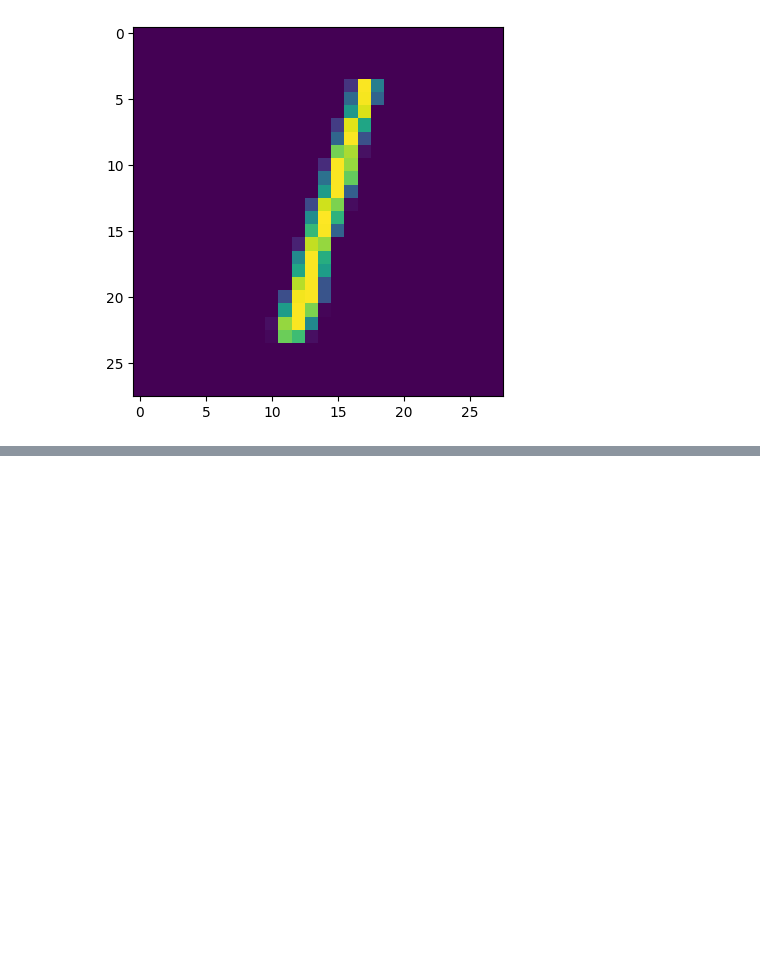
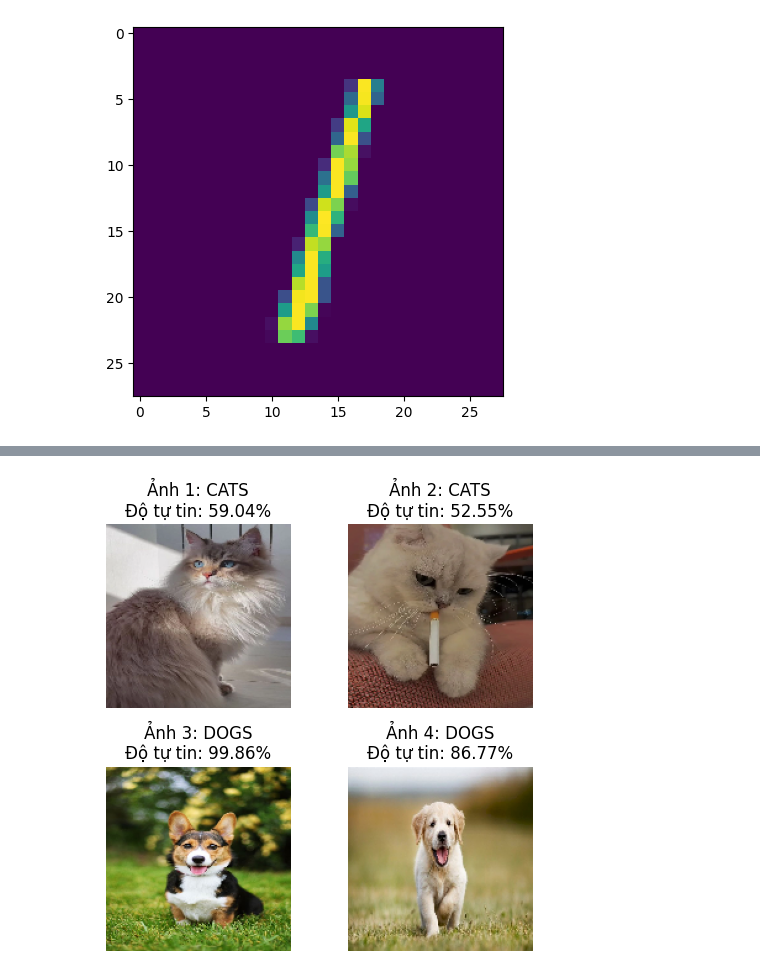
Before and after one commit to tamphuccvv/deep_learning_pratice, a Jupyter notebook: Labs03_CNN.ipynb, the cells around one changed output, grey strips where cells are left out. Saved outputs shown, nothing was run; the diff lists cells and outputs as text; code cells hidden in the pictures; blank space fills up the shorter version.

```diff
--- a/Labs03_CNN.ipynb
+++ b/Labs03_CNN.ipynb
@@ -193,0 +435,15 @@ plt.show()
+# %%
+#dự đoán
+class_names = ['cats', 'dogs']
+img_path = '/content/cho1.jpg'
+img = keras.utils.load_img(img_path, target_size=(150, 150))
+img_array = keras.utils.img_to_array(img)
+img_array = tf.expand_dims(img_array, 0)
+
+predictions = model.predict(img_array)
+score = predictions[0]
+
+if score[0] >= 0.5:
+    print(f"Mô hình dự đoán đây là: {class_names[1]}, accuracy: {(score[0]) * 100:.2f}%")
+else:
+    print(f"Mô hình dự đoán đây là: {class_names[0]}, accuracy: {(1 - score[0]) * 100:.2f}%")
@@ -193,0 +453,35 @@ plt.show()
+# %%
+img_paths = [
+    '/content/meo.jpg',
+    '/content/meo2.jpg',
+    '/content/cho.jpg',
+    '/content/cho2.jpg'
+]
+
+plt.figure(figsize=(5, 5))
+
+for i, img_path in enumerate(img_paths):
+    try:
+        img = keras.utils.load_img(img_path, target_size=(150, 150))
+        img_array = keras.utils.img_to_array(img)
+        img_array = tf.expand_dims(img_array, 0)
+        predictions = model.predict(img_array)
+        score = predictions[0][0]
+        if score >= 0.5:
+            ket_luan = class_names[1].upper()
+            do_tu_tin = score * 100
+        else:
+            ket_luan = class_names[0].upper()
+            do_tu_tin = (1 - score) * 100
+        plt.subplot(2, 2, i + 1)
+        plt.imshow(img)
+        plt.title(f"Ảnh {i+1}: {ket_luan}\nĐộ tự tin: {do_tu_tin:.2f}%", fontsize=12)
+        plt.axis('off')
+        print(f"-> Ảnh {i+1} ({img_path.split('/')[-1]}): Chốt là {ket_luan} ({do_tu_tin:.2f}%)")
+
+    except Exception as e:
+        print(f"Lỗi khi đọc ảnh {img_path}: Hãy kiểm tra lại tên file hoặc đường dẫn.")
+
+plt.tight_layout()
+plt.show()
+# %% [output]
@@ -193,0 +496 @@ plt.show()
+[figure, added]
```
Also changed, not shown: parts of 8 cells of this notebook.
